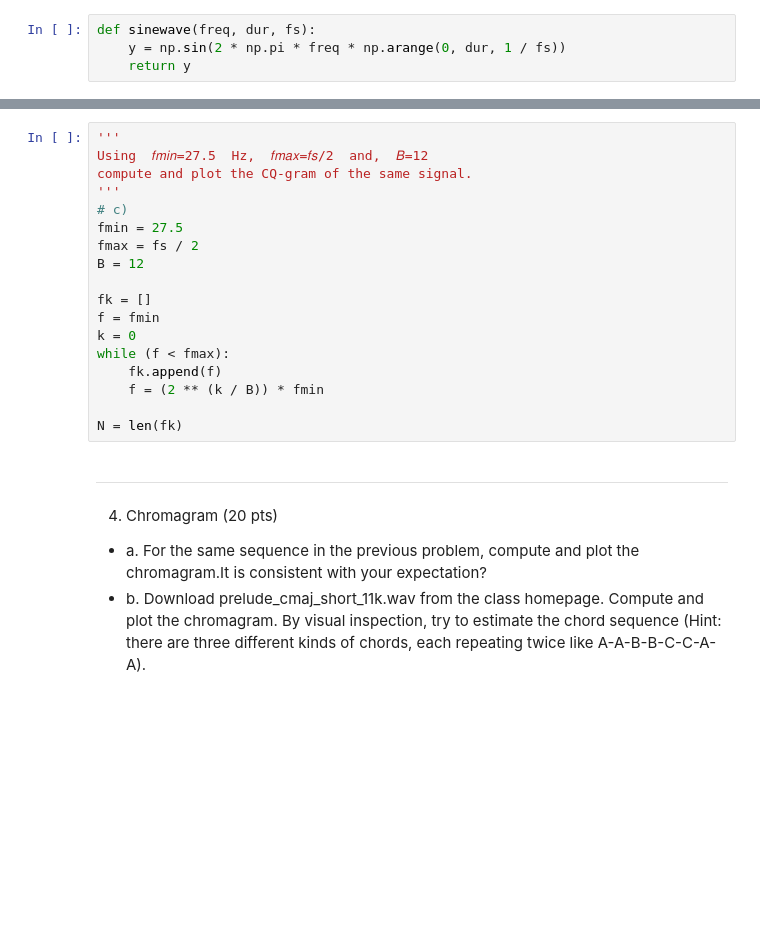
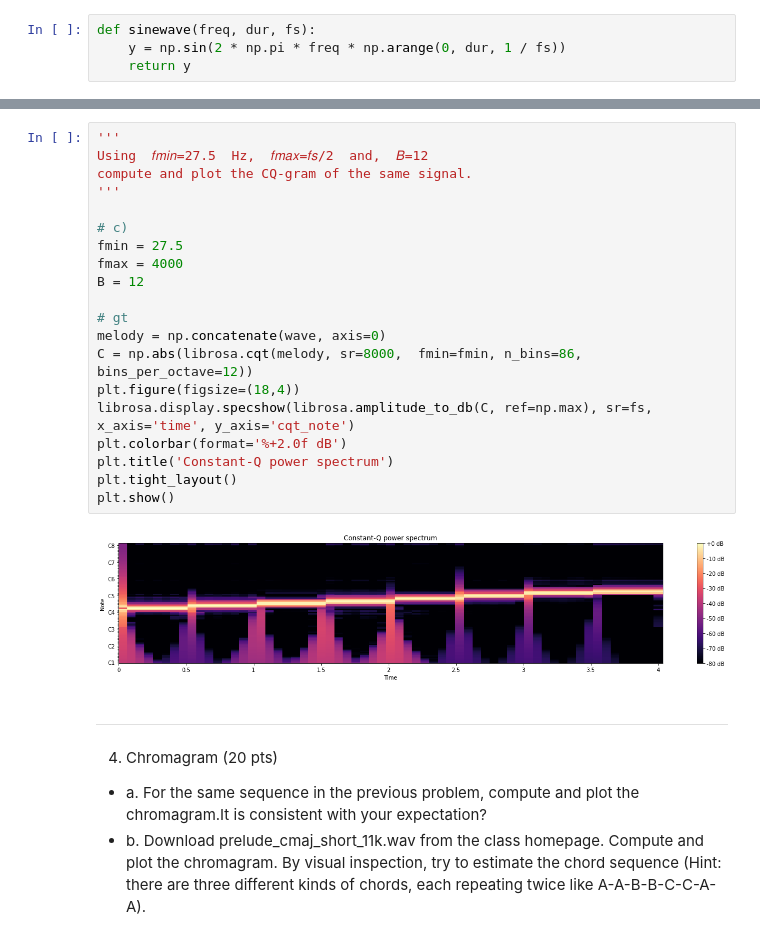
Before and after one commit to changwoonchoi/cl2020, a Jupyter notebook: as_2/assignment02.ipynb, the cells around one changed output, grey strips where cells are left out. Cells and saved outputs as stored; diff of their text form; blank space fills up the shorter version.

```diff
--- a/as_2/assignment02.ipynb
+++ b/as_2/assignment02.ipynb
@@ -474,21 +473,25 @@ plt.colorbar()
 # %%
 '''
 Using  𝑓𝑚𝑖𝑛=27.5  Hz,  𝑓𝑚𝑎𝑥=𝑓𝑠/2  and,  𝐵=12
 compute and plot the CQ-gram of the same signal.
 '''
+
 # c)
 fmin = 27.5
-fmax = fs / 2
+fmax = 4000
 B = 12
 
-fk = []
-f = fmin
-k = 0
-while (f < fmax):
-    fk.append(f)
-    f = (2 ** (k / B)) * fmin
-
-N = len(fk)
+# gt
+melody = np.concatenate(wave, axis=0)
+C = np.abs(librosa.cqt(melody, sr=8000,  fmin=fmin, n_bins=86, bins_per_octave=12))
+plt.figure(figsize=(18,4))
+librosa.display.specshow(librosa.amplitude_to_db(C, ref=np.max), sr=fs, x_axis='time', y_axis='cqt_note')
+plt.colorbar(format='%+2.0f dB')
+plt.title('Constant-Q power spectrum')
+plt.tight_layout()
+plt.show()
+# %% [output]
+[figure, added]
 # %% [markdown]
 
 
```
Also changed, not shown: parts of 7 cells of this notebook, 2 other files.
